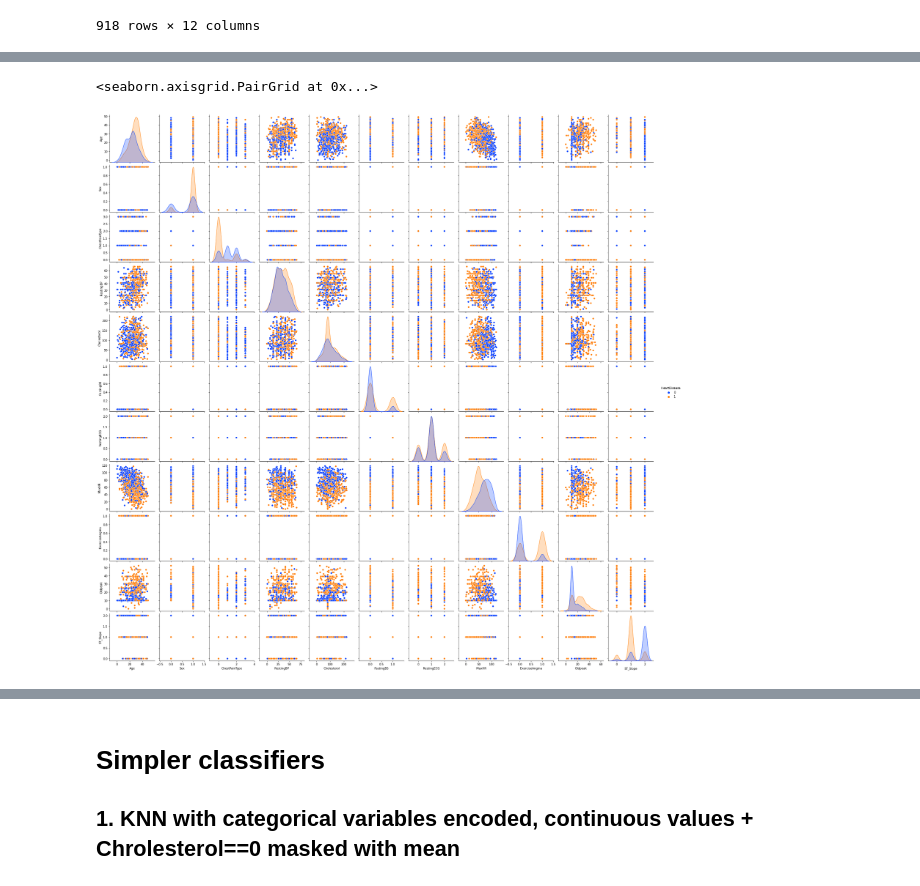
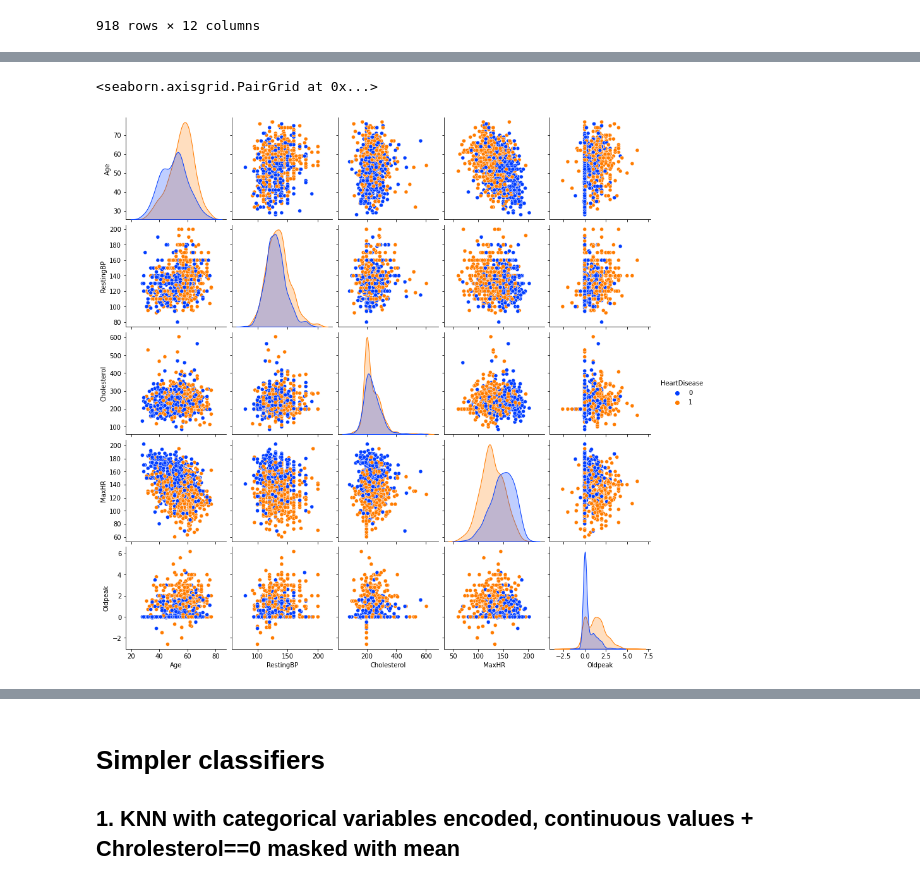
Before and after one commit to clinton0313/GP-Classification-Project, a Jupyter notebook: data/exploration.ipynb, the cells around one changed output, grey strips where cells are left out. Drawn from its saved outputs; the diff is of its cells as text; code cells hidden in the pictures.

```diff
--- a/data/exploration.ipynb
+++ b/data/exploration.ipynb
@@ -57,0 +58,5 @@ heart_cat
+# %%
+heart_int = heart[heart.describe().columns].drop(['FastingBS'],axis=1)
+heart_int['Cholesterol'].mask(heart_int['Cholesterol']==0,heart_int['Cholesterol'].mean(),inplace=True)
+heart_int['RestingBP'].mask(heart_int['RestingBP']==0,heart_int['RestingBP'].mean(),inplace=True)
+heart_int
@@ -58,5 +77,5 @@ heart_cat
 # %%
-sns.pairplot(heart_cat, hue="HeartDisease", palette="bright")
+sns.pairplot(heart_int, hue="HeartDisease", palette="bright")
 # %% [output]
 <seaborn.axisgrid.PairGrid at 0x...>
-[figure, old version]
+[figure, new version]
```
Also changed, not shown: parts of 20 cells of this notebook.
